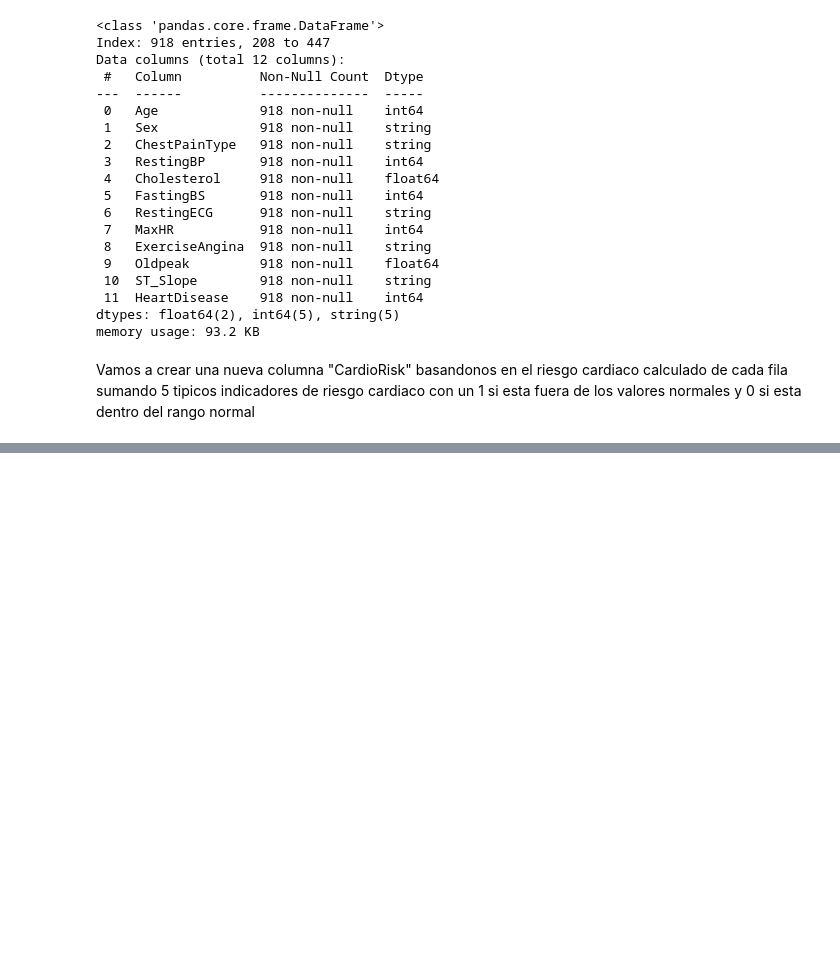
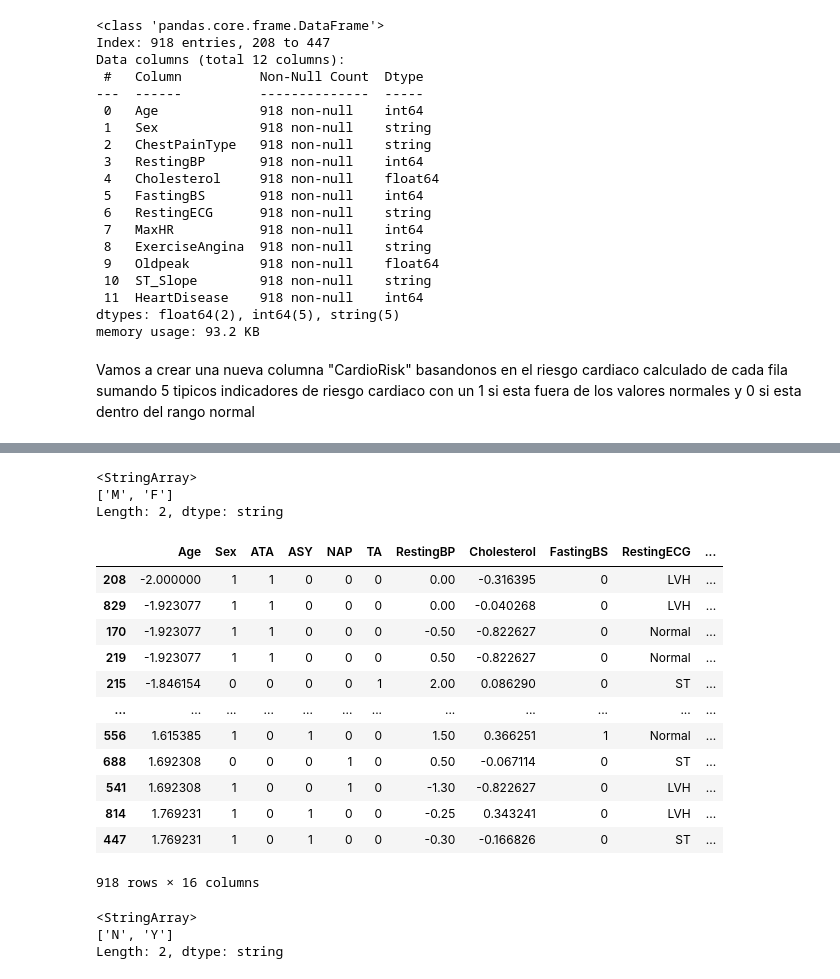
Before and after one commit to Eskurrr/Proyecto-Mineria, a Jupyter notebook: P1_MINERIA.ipynb, the cells around one changed output, grey strips where cells are left out. Drawn from its saved outputs; the diff is of its cells as text; code cells hidden in the pictures; blank space fills up the shorter version.

```diff
--- a/P1_MINERIA.ipynb
+++ b/P1_MINERIA.ipynb
@@ -176,0 +242,29 @@ datos_sorted
+# %%
+datos_sorted['Sex'].unique()
+# %% [output]
+<StringArray>
+['M', 'F']
+Length: 2, dtype: string
+# %%
+datos_normalizados['Sex'] = datos_normalizados['Sex'].apply(lambda x : 1 if x == 'M'else 0 )
+datos_normalizados
+# %% [output]
+|  | Age | Sex | ATA | ASY | NAP | TA | RestingBP | Cholesterol | FastingBS | RestingECG | ... |
+| 208 | -2.000000 | 1 | 1 | 0 | 0 | 0 | 0.00 | -0.316395 | 0 | LVH | ... |
+| 829 | -1.923077 | 1 | 1 | 0 | 0 | 0 | 0.00 | -0.040268 | 0 | LVH | ... |
+| 170 | -1.923077 | 1 | 1 | 0 | 0 | 0 | -0.50 | -0.822627 | 0 | Normal | ... |
+| 219 | -1.923077 | 1 | 1 | 0 | 0 | 0 | 0.50 | -0.822627 | 0 | Normal | ... |
+| 215 | -1.846154 | 0 | 0 | 0 | 0 | 1 | 2.00 | 0.086290 | 0 | ST | ... |
+| ... | ... | ... | ... | ... | ... | ... | ... | ... | ... | ... | ... |
+| 556 | 1.615385 | 1 | 0 | 1 | 0 | 0 | 1.50 | 0.366251 | 1 | Normal | ... |
+| 688 | 1.692308 | 0 | 0 | 0 | 1 | 0 | 0.50 | -0.067114 | 0 | ST | ... |
+| 541 | 1.692308 | 1 | 0 | 0 | 1 | 0 | -1.30 | -0.822627 | 0 | LVH | ... |
+| 814 | 1.769231 | 1 | 0 | 1 | 0 | 0 | -0.25 | 0.343241 | 0 | LVH | ... |
+| 447 | 1.769231 | 1 | 0 | 1 | 0 | 0 | -0.30 | -0.166826 | 0 | ST | ... |
+918 rows × 16 columns
+# %%
+datos_sorted['ExerciseAngina'].unique()
+# %% [output]
+<StringArray>
+['N', 'Y']
+Length: 2, dtype: string
```
Also changed, not shown: parts of 14 cells of this notebook.
